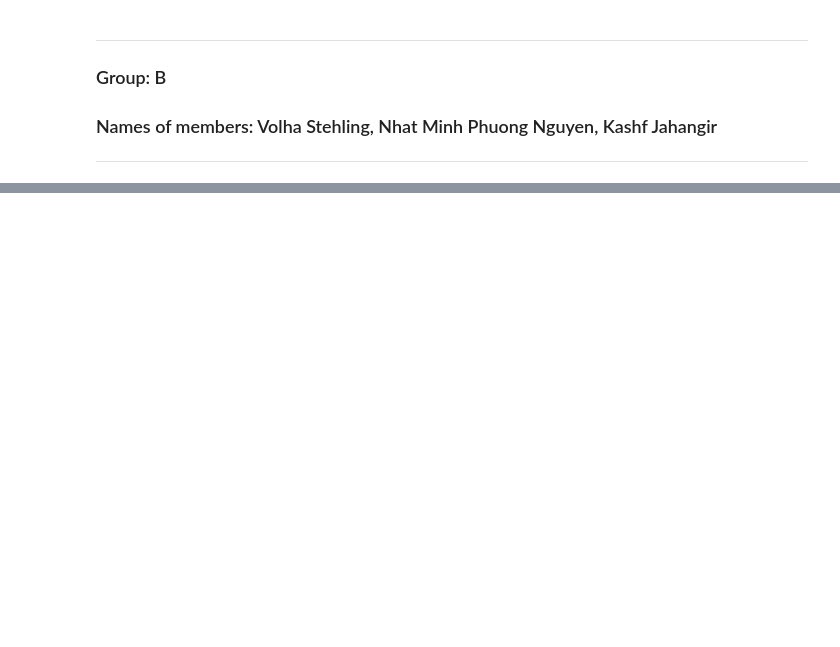
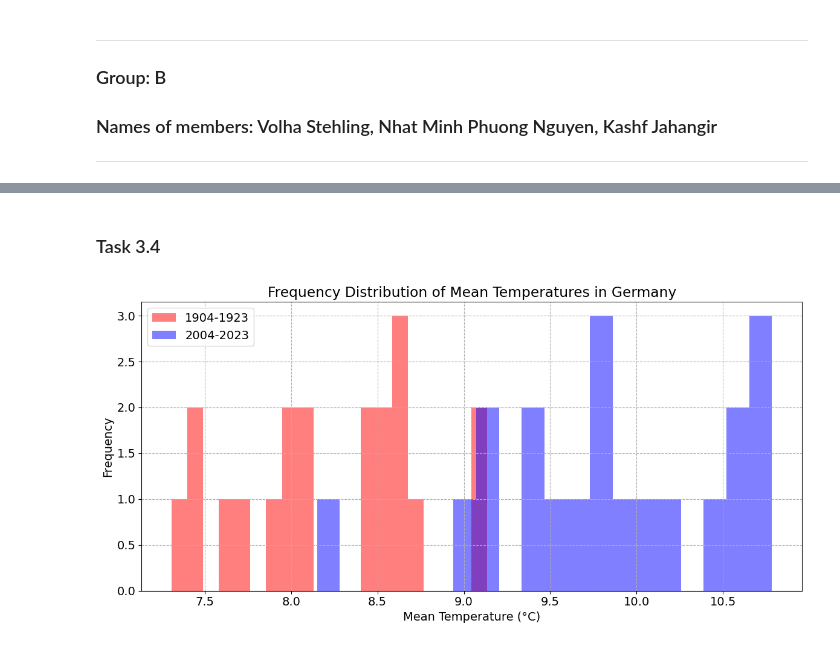
Before and after one commit to mpn1008/RM_assignments, a Jupyter notebook: RM_A02_NMPN/RM_A02_Group.ipynb, the cells around one changed output, grey strips where cells are left out. Cells and saved outputs as stored; diff of their text form; code cells hidden in the pictures; blank space fills up the shorter version.

```diff
--- a/RM_A02_NMPN/RM_A02_Group.ipynb
+++ b/RM_A02_NMPN/RM_A02_Group.ipynb
@@ -444,18 +9,0 @@ Likert data is ordinal, but parametric tests (like t-tests) assume interval data
-# %%
-import numpy as np
-import matplotlib.pyplot as plt
-import pandas as pd
-from scipy.stats import norm
-
-# Setting up plotting styles
-plt.style.use("seaborn-v0_8-darkgrid")
-
-# Set font sizes globally
-plt.rcParams.update({
-    'axes.titlesize': 16,   # Title font size
-    'axes.labelsize': 14,   # Axis labels font size
-    'xtick.labelsize': 14,  # X-tick labels font size
-    'ytick.labelsize': 14,  # Y-tick labels font size
-    'legend.fontsize': 14,  # Legend font size
-    'font.size': 14         # General font size
-})
@@ -872,0 +296,24 @@ Required sample size for standard deviation 1.5: 37.0
+# %% [markdown]
+### Task 3.4
+# %%
+# Filtering data according to country and year, and replacing outliers
+early_years = csv_data[(csv_data['COUNTRY'] == 'GERMANY') & (csv_data['YEAR'] >= 1904) & (csv_data['YEAR'] <= 1923)].replace(-999, np.nan)
+recent_years = csv_data[(csv_data['COUNTRY'] == 'GERMANY') & (csv_data['YEAR'] >= 2004) & (csv_data['YEAR'] <= 2023)].replace(-999, np.nan)
+
+# Storing data for specific columns
+early_years_tmp_mean = early_years[tmp_mean_columns].dropna().mean(axis=1)
+recent_years_tmp_mean = recent_years[tmp_mean_columns].dropna().mean(axis=1)
+
+#Plotting the graph
+plt.figure(figsize=(12, 6))
+plt.hist(early_years_tmp_mean, bins=20, alpha=0.5, color='red', label='1904-1923')
+plt.hist(recent_years_tmp_mean, bins=20, alpha=0.5, color='blue', label='2004-2023')
+plt.xlabel('Mean Temperature (°C)')
+plt.ylabel('Frequency')
+plt.title('Frequency Distribution of Mean Temperatures in Germany')
+plt.legend()
+plt.grid(linestyle='--', alpha=1)
+plt.tight_layout()
+plt.show()
+# %% [output]
+[figure, added]
```
Also changed, not shown: parts of 100 cells of this notebook.
